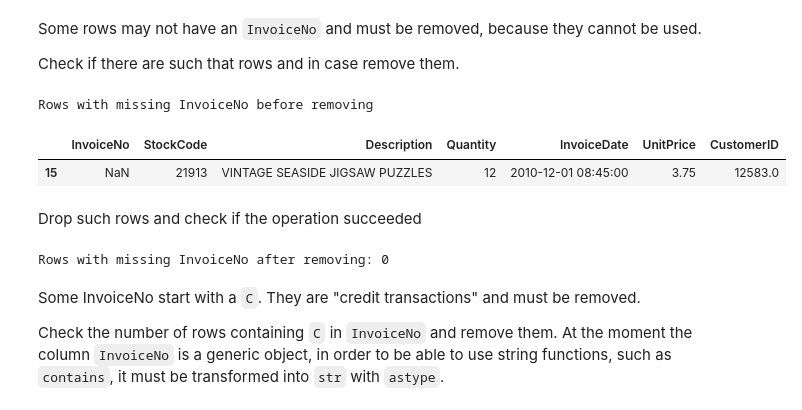
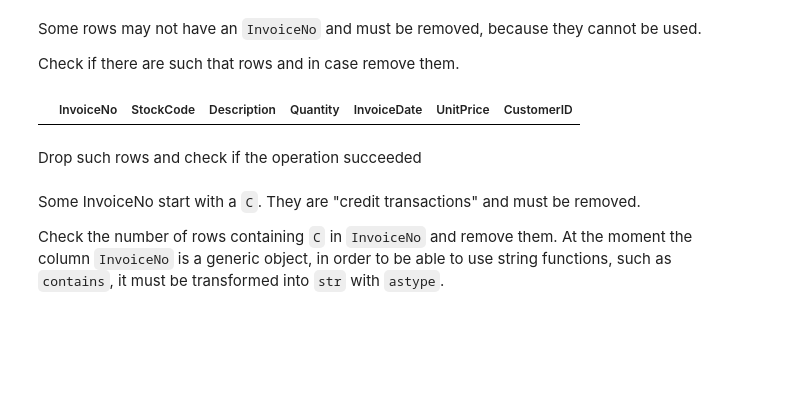
Before and after one commit to Jacopoabete/BBS_Machine_Learning_public, a Jupyter notebook: Lab-Association-rules/lab7-07-association-rules_nocode.ipynb, the cells around one changed output. Drawn from its saved outputs; the diff is of its cells as text; code cells hidden in the pictures; blank space fills up the shorter version.

```diff
--- a/Lab-Association-rules/lab7-07-association-rules_nocode.ipynb
+++ b/Lab-Association-rules/lab7-07-association-rules_nocode.ipynb
@@ -74,4 +72,5 @@ Some values of `Description` have spurious blanks that generate _false different
 Strip blank spaces from `Description` with `str.strip()`
 # %%
 # insert your code here
-df['Description'].str.strip()
+df1 = df
+df1['Description'] = df['Description'].str.strip()
@@ -101,16 +87,14 @@ Some rows may not have an `InvoiceNo` and must be removed, because they cannot b
 Check if there are such that rows and in case remove them.
 # %%
 # insert your code here
+df1[df1['InvoiceNo'].isna()]
 # %% [output]
-Rows with missing InvoiceNo before removing
 |  | InvoiceNo | StockCode | Description | Quantity | InvoiceDate | UnitPrice | CustomerID |
-| 15 | NaN | 21913 | VINTAGE SEASIDE JIGSAW PUZZLES | 12 | 2010-12-01 08:45:00 | 3.75 | 12583.0 |
 # %% [markdown]
 Drop such rows and check if the operation succeeded
 # %%
 # insert your code here
+df2 = df1.dropna(axis=0, subset=['InvoiceNo'])
-# %% [output]
-Rows with missing InvoiceNo after removing: 0
 # %% [markdown]
 Some InvoiceNo start with a `C`. They are "credit transactions" and must be removed.
 
```
Also changed, not shown: parts of 27 cells of this notebook, 8 other files.
